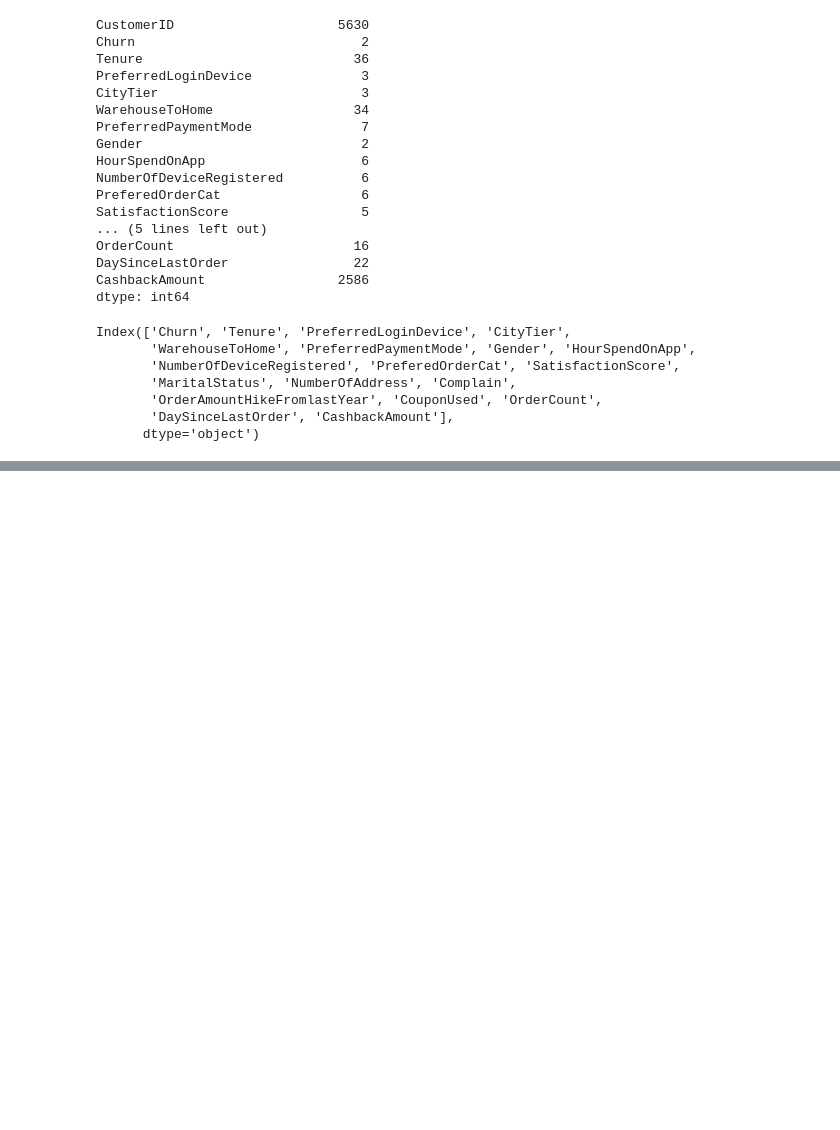
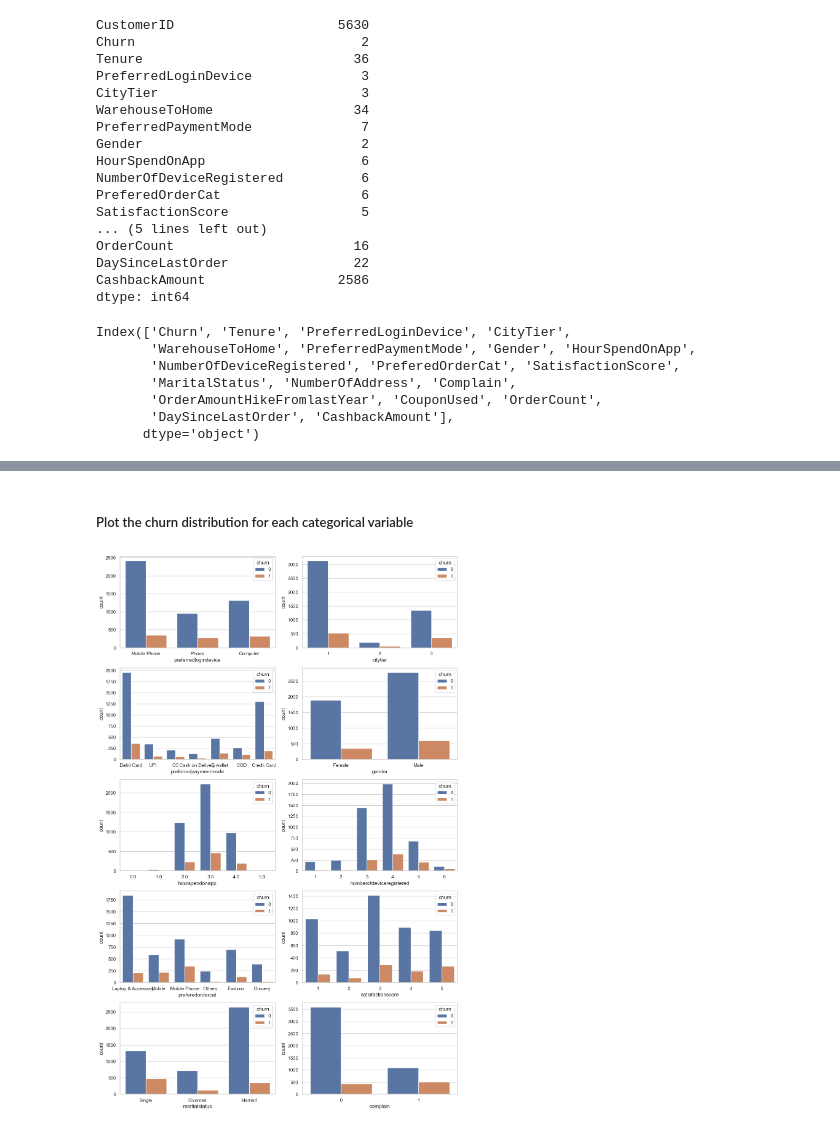
Before and after one commit to Namrata156/Customer-Churn-Prediction, a Jupyter notebook: EDA.ipynb, the cells around one changed output, grey strips where cells are left out. Cells and saved outputs as stored; diff of their text form; code cells hidden in the pictures; blank space fills up the shorter version.

```diff
--- a/EDA.ipynb
+++ b/EDA.ipynb
@@ -111,0 +162,14 @@ Index(['Churn', 'Tenure', 'PreferredLoginDevice', 'CityTier',
+# %% [markdown]
+##### Plot the churn distribution for each categorical variable
+# %%
+plt.figure(figsize=(12,36))
+plt_num=1
+
+for col in count_col:
+    if df[col].nunique()<=8 and col != 'churn':
+        plt.subplot(10,2,plt_num)
+        sns.countplot(data=df,x=col,hue='churn')
+        plt_num+=1
+        plt.tight_layout()
+# %% [output]
+[figure, added]
```
Also changed, not shown: parts of 8 cells of this notebook.
